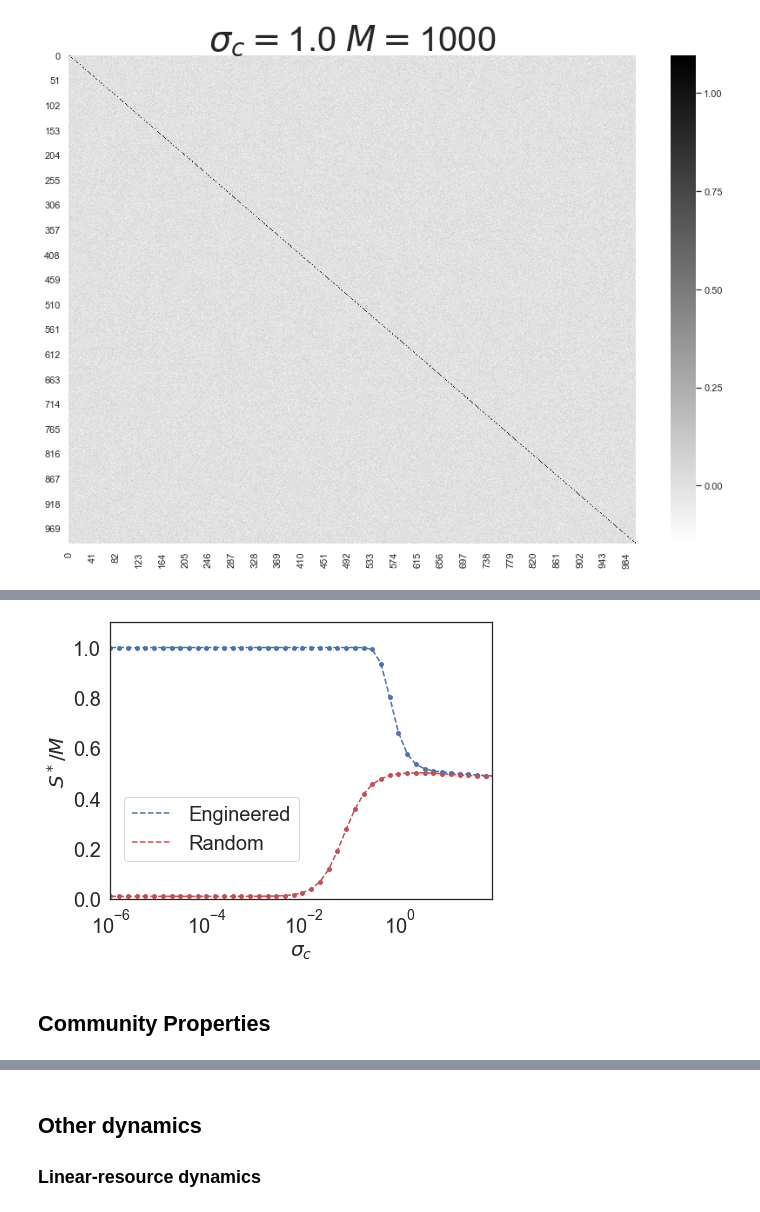
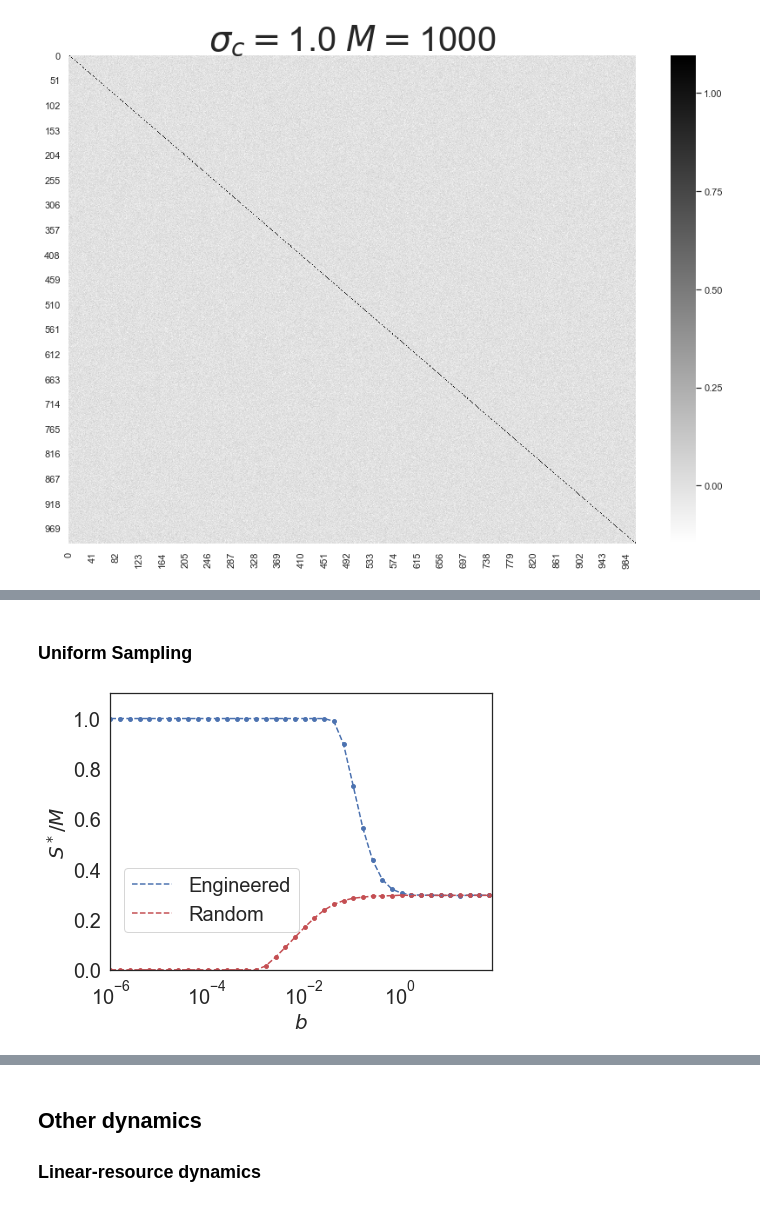
Before and after one commit to Emergent-Behaviors-in-Biology/typical-random-ecosystems, a Jupyter notebook: Plot_paper.ipynb, the cells around one changed output, grey strips where cells are left out. Cells and saved outputs as stored; diff of their text form; code cells hidden in the pictures.

```diff
--- a/Plot_paper.ipynb
+++ b/Plot_paper.ipynb
@@ -210,50 +384,48 @@ for j in range(2):
+# %% [markdown]
+### Uniform Sampling
 # %%
-Identity = pd.read_csv('Data/Community_gaussian_identity_quadratic_CVXOPT_log_v1.csv')
-Null = pd.read_csv('Data/Community_gaussian_null_quadratic_CVXOPT_log_v1.csv')
-Block = pd.read_csv('Data/Community_gaussian_block_quadratic_CVXOPT_log_v1.csv')
-Circulant = pd.read_csv('Data/Community_gaussian_circulant_quadratic_CVXOPT_log_v1.csv')
+Identity = pd.read_csv('Data/Community_uniform_identity_quadratic_CVXOPT_log_v1.csv')
+Null = pd.read_csv('Data/Community_uniform_null_quadratic_CVXOPT_log_v1.csv')
 Data=[Identity, Null]
 Legend = ["Engineered", "Random"]
 color=['b','r']
 fig, ax = plt.subplots()
 for i in range(1):
     ax.set_xlim([10**(-6), 10**(1.9)])
-    ax.set_xlabel(r'$\sigma_c$',fontsize=20)
+    ax.set_xlabel(r'$b$',fontsize=20)
     ax.set_xscale('log')
     ax.xaxis.set_tick_params(labelsize=20)
     ax.yaxis.set_tick_params(labelsize=20)
     for j in range(2):
         data=Data[j]
         data =data[data['mu'] == 1.0]
         data =data[data['K'] == 1.0]
         indices=np.arange(0,len(data['epsilon']),4)
         if i==0:
             ax.plot(data['epsilon'][indices],data['phi_N'][indices],linestyle='dashed', label=Legend[j],c=color[j])
             ax.scatter(data['epsilon'][indices], data['phi_N'][indices], label='_nolegend_', s=15,c=color[j])
             ax.set_ylim([0, 1.1])
             ax.set_ylabel(r'$S^*/M$',fontsize=20)
             #ax.set_title(r'Self-renewing dynamics',fontsize=15)
             ax.legend(loc='lower left',bbox_to_anchor=(0.01, 0.10, 0.6, 0.6),prop={'size':20})
         if i==1:
             ax.plot(data['epsilon'],data['mean_N_s'],linestyle='dashed', alpha=0.7, label=Legend[j],c='tableau20[color[j]]')
             ax.scatter(data['epsilon'], data['mean_N_s'], alpha=0.7, label='_nolegend_', s=15,c=tableau20[color[j]])
             ax.set_ylim([0, 3.0])
             ax.set_ylabel(r'$\left<N\right>$',fontsize=20)
             #ax.set_title(r'Self-renewing dynamics',fontsize=15)
             #ax.legend(loc='lower left',bbox_to_anchor=(0.01, 0.17, 0.6, 0.6))
         if i==2:
             ax.plot(data['epsilon'],data['q_N_s'],linestyle='dashed', alpha=0.7, label=Legend[j])
             ax.scatter(data['epsilon'], data['q_N_s'], alpha=0.7, label='_nolegend_', s=15)
             ax.set_ylim([0,1.6])
             ax.set_ylabel(r'$\left<N^2\right>$',fontsize=20)
             #ax.set_title(r'Self-renewing dynamics',fontsize=15)
             #ax.legend(loc='lower left',bbox_to_anchor=(0.01, 0.17, 0.6, 0.6))
 fig.set_size_inches(6.5,5)
 fig.tight_layout()
-fig_name='community_properties.pdf'
+fig_name='community_properties_uniform.pdf'
 fig.savefig(fig_name, dpi=300, transparent=True)
 # %% [output]
-[figure, old version]
+[figure, new version]
-# %% [markdown]
-## Community Properties
 # %%
```
Also changed, not shown: parts of 42 cells of this notebook, 2 other files.
